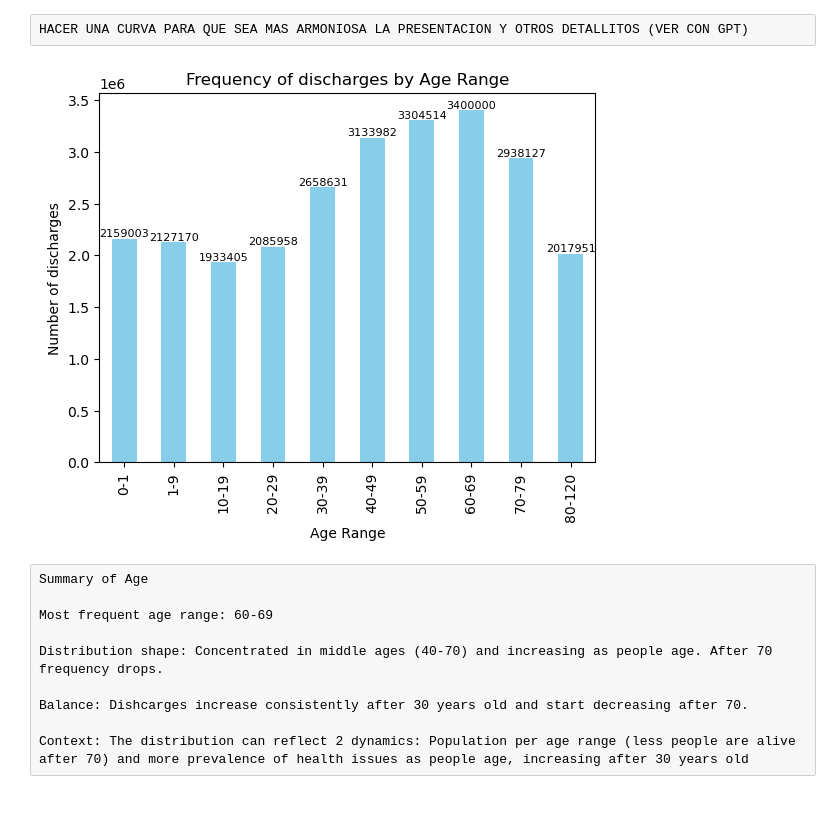
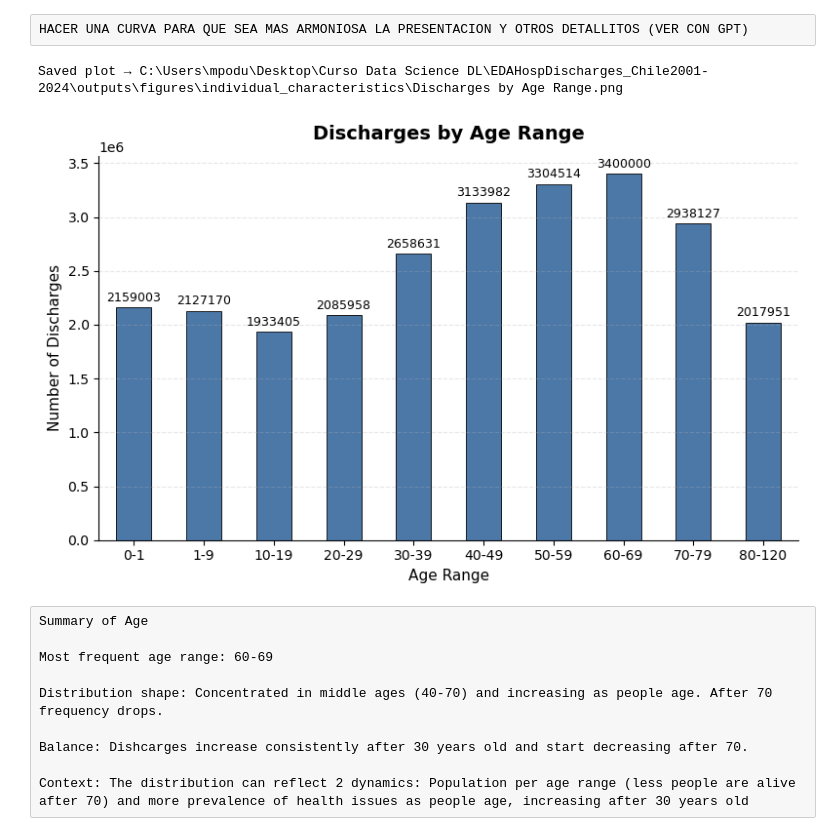
Before and after one commit to mirkopodunavak1996/EDAHospDischarges_Chile2001-2024, a Jupyter notebook: notebooks/General_Analysis_2001-2024_Univariate(1).ipynb, the cells around one changed output. Drawn from its saved outputs; the diff is of its cells as text; code cells hidden in the pictures; blank space fills up the shorter version.

```diff
--- a/notebooks/General_Analysis_2001-2024_Univariate(1).ipynb
+++ b/notebooks/General_Analysis_2001-2024_Univariate(1).ipynb
@@ -397,19 +443,54 @@ Name: count, dtype: float64
 # EXPORT PLOT
 # %% [raw]
 HACER UNA CURVA PARA QUE SEA MAS ARMONIOSA LA PRESENTACION Y OTROS DETALLITOS (VER CON GPT)
-# %%
-ax = age_counts.plot(kind="bar", color="skyblue")
-
-# Add counts on bars
-for i, count in enumerate(age_counts):
-    ax.text(i, count + 0.05, str(count), fontsize = 8, ha="center", va="bottom")
-
-plt.xlabel("Age Range")
-plt.ylabel("Number of discharges")
-plt.title("Frequency of discharges by Age Range")
-plt.show()
-# %% [output]
-[figure, removed]
+# %%
+import matplotlib.pyplot as plt
+
+ax = age_counts.plot(
+    kind="bar",
+    color="#4C78A8",   # cleaner, more professional blue
+    edgecolor="black",
+    linewidth=0.6,
+    figsize=(8, 5)
+)
+
+# Add value labels on top of bars
+for i, count in enumerate(age_counts):
+    ax.text(
+        i,
+        count + max(age_counts)*0.01,  # dynamic spacing (important)
+        str(count),
+        ha="center",
+        va="bottom",
+        fontsize=9,
+        fontweight="medium"
+    )
+
+# Titles and labels (cleaner hierarchy)
+ax.set_title(
+    "Discharges by Age Range",
+    fontsize=14,
+    fontweight="bold",
+    pad=12
+)
+
+ax.set_xlabel("Age Range", fontsize=11)
+ax.set_ylabel("Number of Discharges", fontsize=11)
+
+# Improve readability
+ax.tick_params(axis='x', rotation=0)
+ax.grid(axis='y', linestyle='--', alpha=0.3)
+
+# Remove top/right borders (clean report look)
+ax.spines['top'].set_visible(False)
+ax.spines['right'].set_visible(False)
+
+plt.tight_layout()
+save_plot("individual_characteristics", "Discharges by Age Range")
+plt.show()
+# %% [output]
+Saved plot → C:\Users\mpodu\Desktop\Curso Data Science DL\EDAHospDischarges_Chile2001-2024\outputs\figures\individual_characteristics\Discharges by Age Range.png
+[figure, added]
 # %% [raw]
 Summary of Age
 
```
Also changed, not shown: parts of 19 cells of this notebook.
